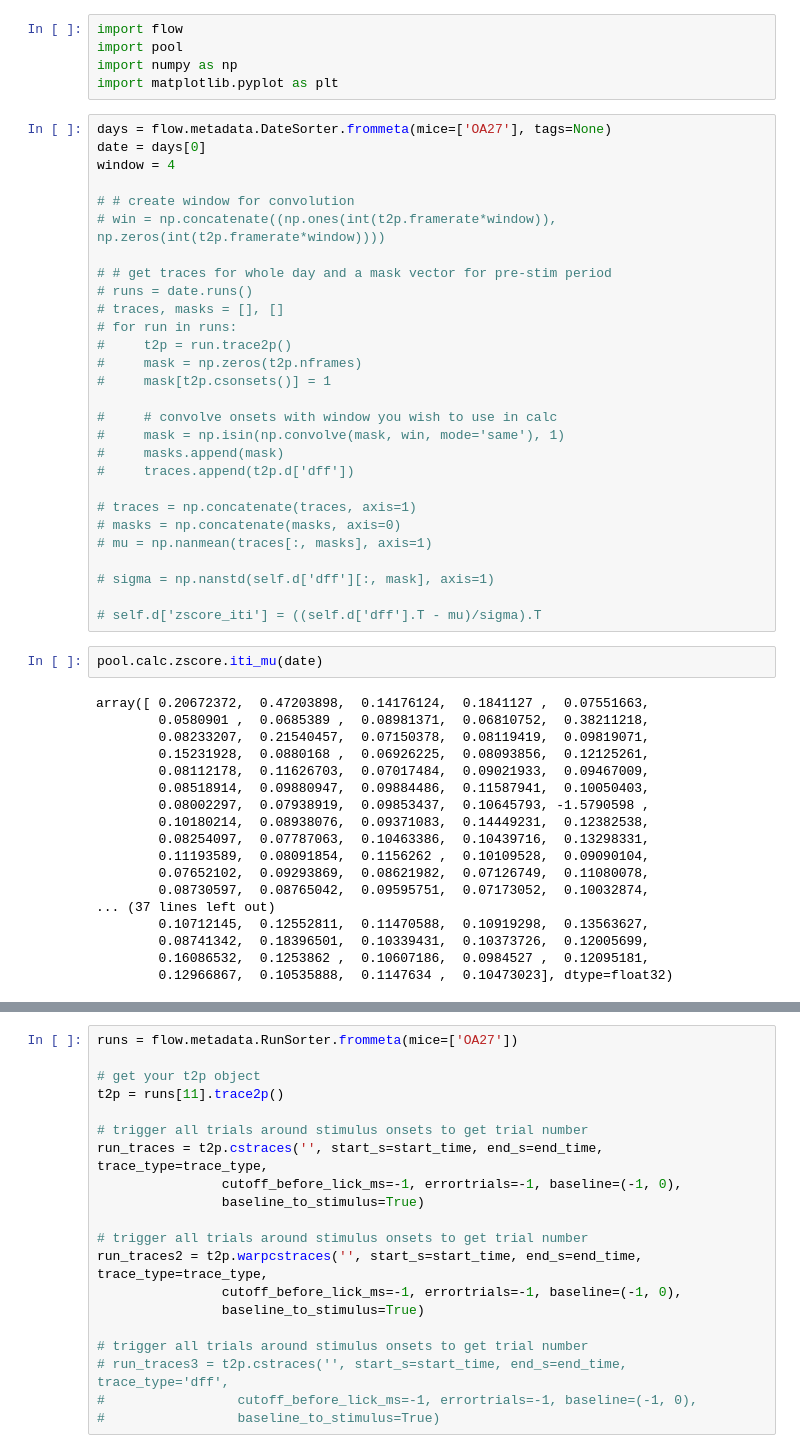
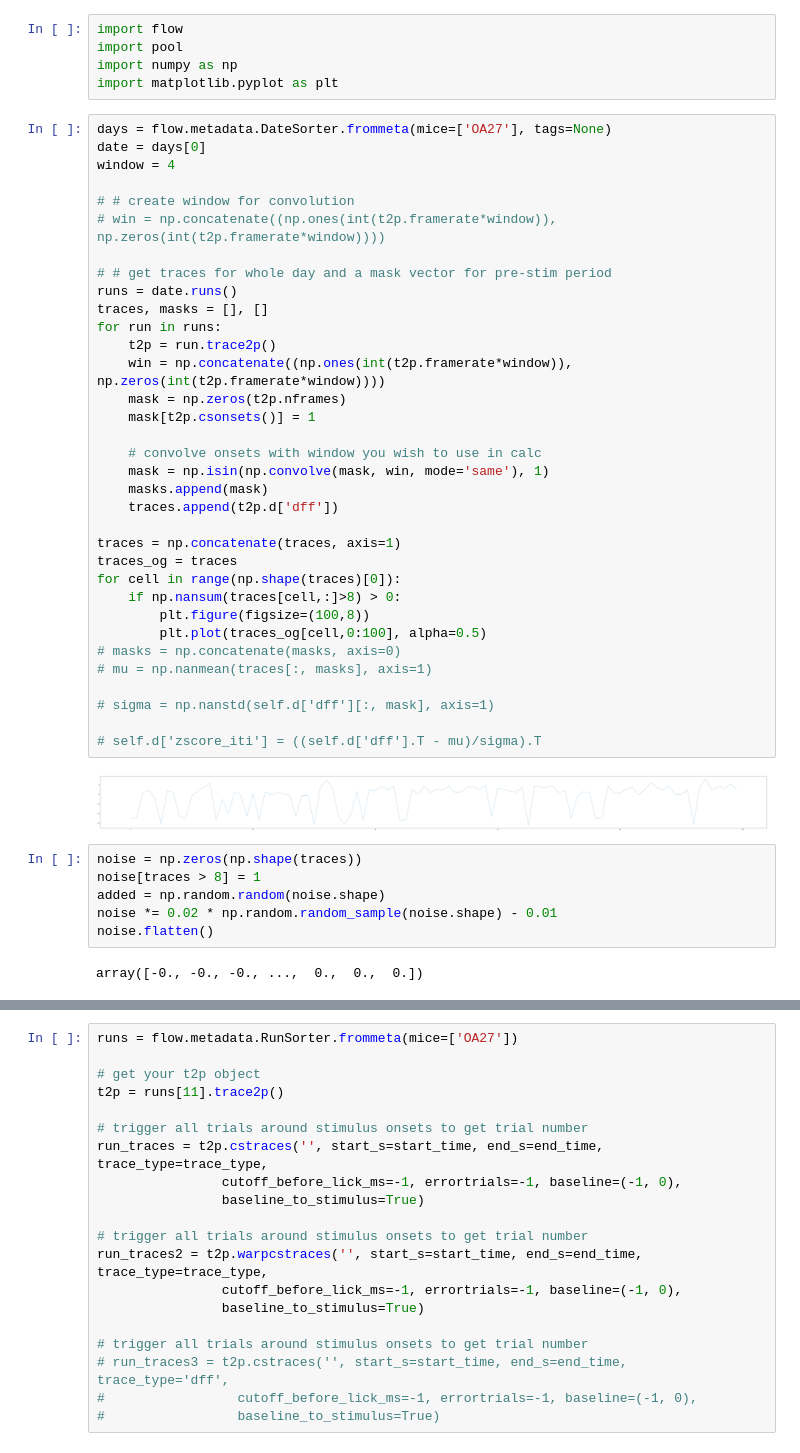
Before and after one commit to klmcguir/cascade, a Jupyter notebook: Untitled.ipynb, the cells around one changed output, grey strips where cells are left out. Drawn from its saved outputs; the diff is of its cells as text.

```diff
--- a/Untitled.ipynb
+++ b/Untitled.ipynb
@@ -6,48 +6,44 @@ import matplotlib.pyplot as plt
 # %%
 days = flow.metadata.DateSorter.frommeta(mice=['OA27'], tags=None)
 date = days[0]
 window = 4
 
 # # create window for convolution
 # win = np.concatenate((np.ones(int(t2p.framerate*window)), np.zeros(int(t2p.framerate*window))))
 
 # # get traces for whole day and a mask vector for pre-stim period
-# runs = date.runs()
-# traces, masks = [], []
-# for run in runs:
-#     t2p = run.trace2p()
-#     mask = np.zeros(t2p.nframes)
-#     mask[t2p.csonsets()] = 1
+runs = date.runs()
+traces, masks = [], []
+for run in runs:
+    t2p = run.trace2p()
+    win = np.concatenate((np.ones(int(t2p.framerate*window)), np.zeros(int(t2p.framerate*window))))
+    mask = np.zeros(t2p.nframes)
+    mask[t2p.csonsets()] = 1
 
-#     # convolve onsets with window you wish to use in calc
-#     mask = np.isin(np.convolve(mask, win, mode='same'), 1)
-#     masks.append(mask)
-#     traces.append(t2p.d['dff'])
+    # convolve onsets with window you wish to use in calc
+    mask = np.isin(np.convolve(mask, win, mode='same'), 1)
+    masks.append(mask)
+    traces.append(t2p.d['dff'])
 
-# traces = np.concatenate(traces, axis=1)
+traces = np.concatenate(traces, axis=1)
+traces_og = traces
+for cell in range(np.shape(traces)[0]):
+    if np.nansum(traces[cell,:]>8) > 0:
+        plt.figure(figsize=(100,8))
+        plt.plot(traces_og[cell,0:100], alpha=0.5)
 # masks = np.concatenate(masks, axis=0)
 # mu = np.nanmean(traces[:, masks], axis=1)
 
 # sigma = np.nanstd(self.d['dff'][:, mask], axis=1)
 
 # self.d['zscore_iti'] = ((self.d['dff'].T - mu)/sigma).T
+# %% [output]
+[figure, added]
-# %%
-pool.calc.zscore.iti_mu(date)
-# %% [output]
-array([ 0.20672372,  0.47203898,  0.14176124,  0.1841127 ,  0.07551663,
-        0.0580901 ,  0.0685389 ,  0.08981371,  0.06810752,  0.38211218,
-        0.08233207,  0.21540457,  0.07150378,  0.08119419,  0.09819071,
-        0.15231928,  0.0880168 ,  0.06926225,  0.08093856,  0.12125261,
-        0.08112178,  0.11626703,  0.07017484,  0.09021933,  0.09467009,
-        0.08518914,  0.09880947,  0.09884486,  0.11587941,  0.10050403,
-        0.08002297,  0.07938919,  0.09853437,  0.10645793, -1.5790598 ,
-        0.10180214,  0.08938076,  0.09371083,  0.14449231,  0.12382538,
-        0.08254097,  0.07787063,  0.10463386,  0.10439716,  0.13298331,
-        0.11193589,  0.08091854,  0.1156262 ,  0.10109528,  0.09090104,
-        0.07652102,  0.09293869,  0.08621982,  0.07126749,  0.11080078,
-        0.08730597,  0.08765042,  0.09595751,  0.07173052,  0.10032874,
-... (37 lines left out)
-        0.10712145,  0.12552811,  0.11470588,  0.10919298,  0.13563627,
-        0.08741342,  0.18396501,  0.10339431,  0.10373726,  0.12005699,
-        0.16086532,  0.1253862 ,  0.10607186,  0.0984527 ,  0.12095181,
-        0.12966867,  0.10535888,  0.1147634 ,  0.10473023], dtype=float32)
+# %%
+noise = np.zeros(np.shape(traces))
+noise[traces > 8] = 1
+added = np.random.random(noise.shape)
+noise *= 0.02 * np.random.random_sample(noise.shape) - 0.01
+noise.flatten()
+# %% [output]
+array([-0., -0., -0., ...,  0.,  0.,  0.])
```
Also changed, not shown: parts of 7 cells of this notebook, 3 other files.
